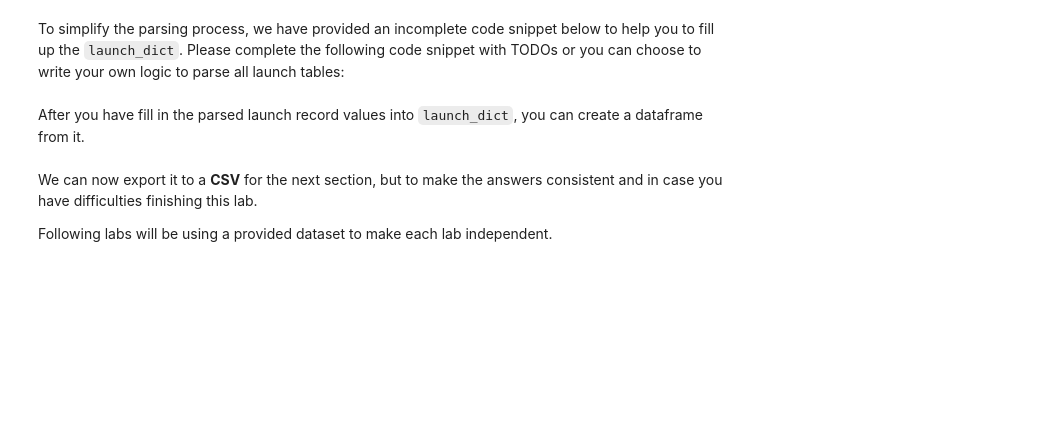
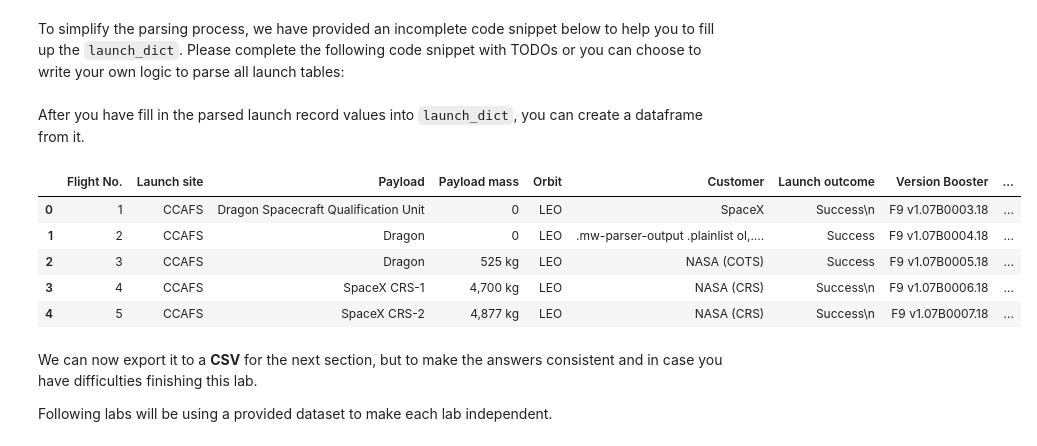
Before and after one commit to sakha1370/Data_Science_Coursera, a Jupyter notebook: 10. Applied Data Science Capstone/Module 1, Introduction/jupyter-labs-webscraping.ipynb, the cells around one changed output. Drawn from its saved outputs; the diff is of its cells as text; code cells hidden in the pictures; blank space fills up the shorter version.

```diff
--- a/10. Applied Data Science Capstone/Module 1, Introduction/jupyter-labs-webscraping.ipynb
+++ b/10. Applied Data Science Capstone/Module 1, Introduction/jupyter-labs-webscraping.ipynb
@@ -121,6 +118,12 @@ To keep the lab tasks consistent, you will be asked to scrape the data from a sn
 `9th June 2021`
 # %%
 static_url = "https://en.wikipedia.org/w/index.php?title=List_of_Falcon_9_and_Falcon_Heavy_launches&oldid=1027686922"
+
+headers = {
+    "User-Agent": "Mozilla/5.0 (Windows NT 10.0; Win64; x64) "
+                  "AppleWebKit/537.36 (KHTML, like Gecko) "
+                  "Chrome/91.0.4472.124 Safari/537.36"
+}
 # %% [markdown]
 Next, request the HTML page from the above URL and get a `response` object
 # %% [markdown]
@@ -128,9 +131,10 @@ Next, request the HTML page from the above URL and get a `response` object
 # %% [markdown]
 First, let's perform an HTTP GET method to request the Falcon9 Launch HTML page, as an HTTP response.
 # %%
-# use requests.get() method with the provided static_url
+# use requests.get() method with the provided static_url and headers
 # assign the response to a object
-data  = requests.get(static_url).text
+response = requests.get(static_url, headers=headers)
+data = response.text
 # %% [markdown]
 Create a `BeautifulSoup` object from the HTML `response`
 # %%
@@ -339,6 +363,15 @@ for table_number,table in enumerate(soup.find_all('table',"wikitable plainrowhea
 After you have fill in the parsed launch record values into `launch_dict`, you can create a dataframe from it.
 # %%
 df= pd.DataFrame({ key:pd.Series(value) for key, value in launch_dict.items() })
+# %%
+df.head()
+# %% [output]
+|  | Flight No. | Launch site | Payload | Payload mass | Orbit | Customer | Launch outcome | Version Booster | ... |
+| 0 | 1 | CCAFS | Dragon Spacecraft Qualification Unit | 0 | LEO | SpaceX | Success\n | F9 v1.07B0003.18 | ... |
+| 1 | 2 | CCAFS | Dragon | 0 | LEO | .mw-parser-output .plainlist ol,.... | Success | F9 v1.07B0004.18 | ... |
+| 2 | 3 | CCAFS | Dragon | 525 kg | LEO | NASA (COTS) | Success | F9 v1.07B0005.18 | ... |
+| 3 | 4 | CCAFS | SpaceX CRS-1 | 4,700 kg | LEO | NASA (CRS) | Success\n | F9 v1.07B0006.18 | ... |
+| 4 | 5 | CCAFS | SpaceX CRS-2 | 4,877 kg | LEO | NASA (CRS) | Success\n | F9 v1.07B0007.18 | ... |
 # %% [markdown]
 We can now export it to a <b>CSV</b> for the next section, but to make the answers consistent and in case you have difficulties finishing this lab.
 
```
Also changed, not shown: parts of 2 cells of this notebook, 27 other files.
